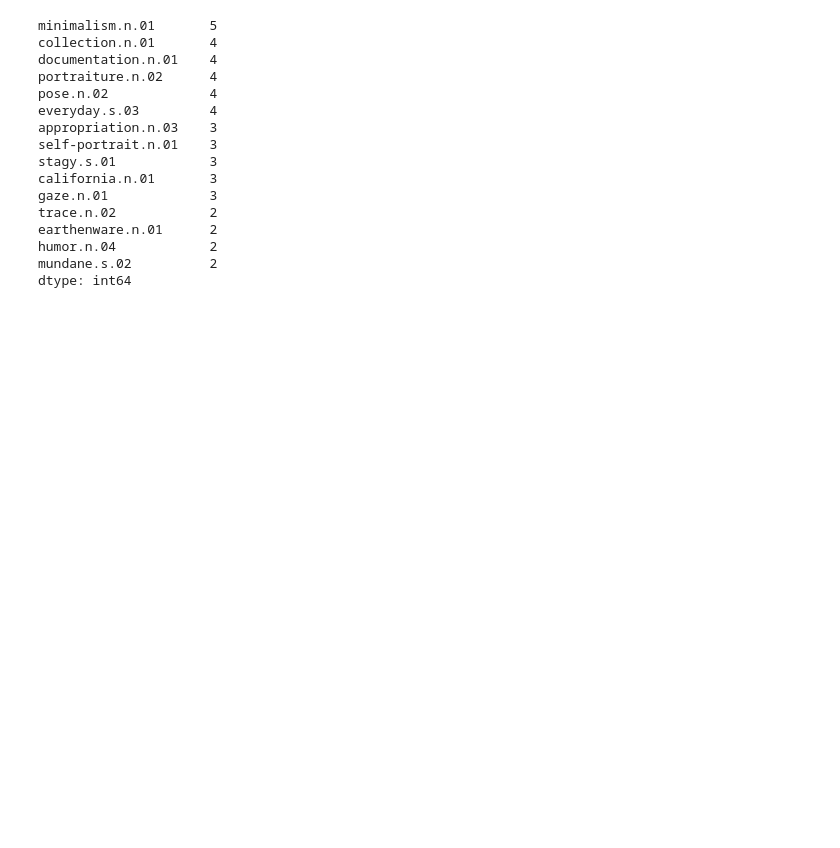
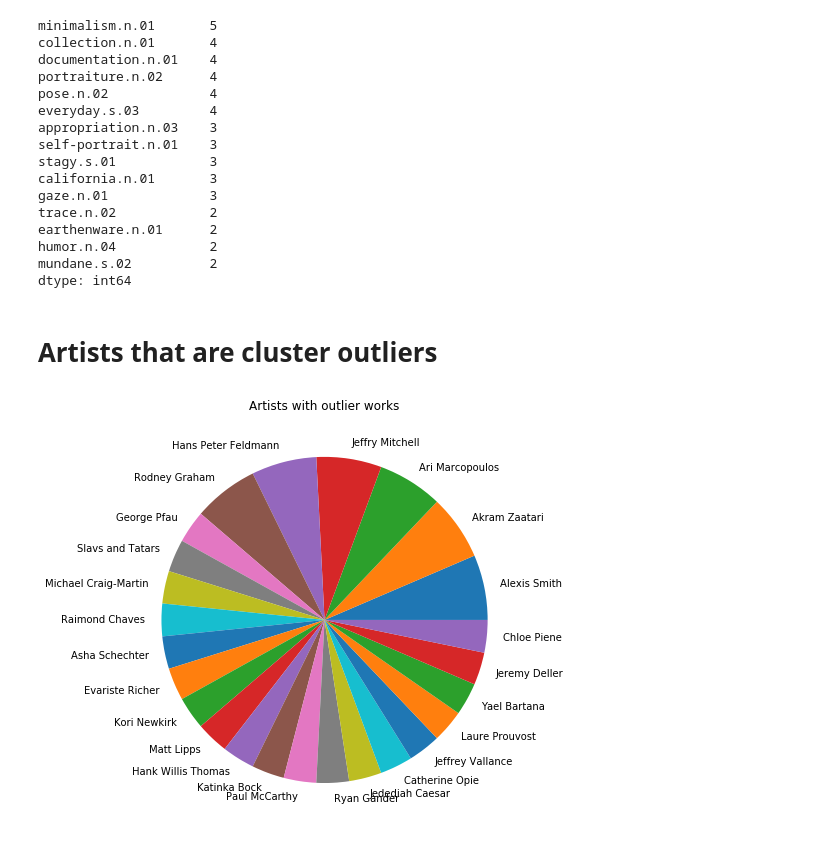
Before and after one commit to darenr/kadist-autotagging, a Jupyter notebook: Kadist Tagged Corpus.ipynb, the cells around one changed output. Cells and saved outputs as stored; diff of their text form; code cells hidden in the pictures; blank space fills up the shorter version.

Commit message:
added artist's with outlier artworks

```diff
--- a/Kadist Tagged Corpus.ipynb
+++ b/Kadist Tagged Corpus.ipynb
@@ -74,3 +74,14 @@ earthenware.n.01      2
 humor.n.04            2
 mundane.s.02          2
 dtype: int64
+# %% [markdown]
+# Artists that are cluster outliers
+# %%
+fig, ax1 = plt.subplots(1, 1, figsize=(7.5,7.5))
+
+ax1.axis("off")
+ax1.set_title('Artists with outlier works')
+
+df_low_corr_works.artist_name.value_counts()[:25].plot.pie(ax=ax1);
+# %% [output]
+[figure, added]
```
Also changed, not shown: parts of 1 cell of this notebook.
